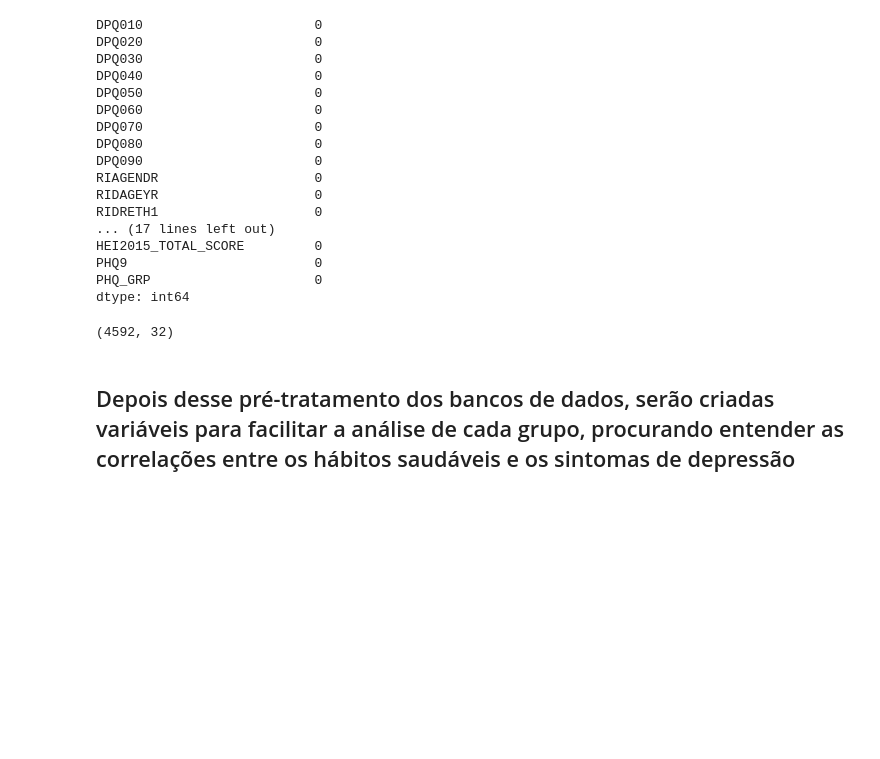
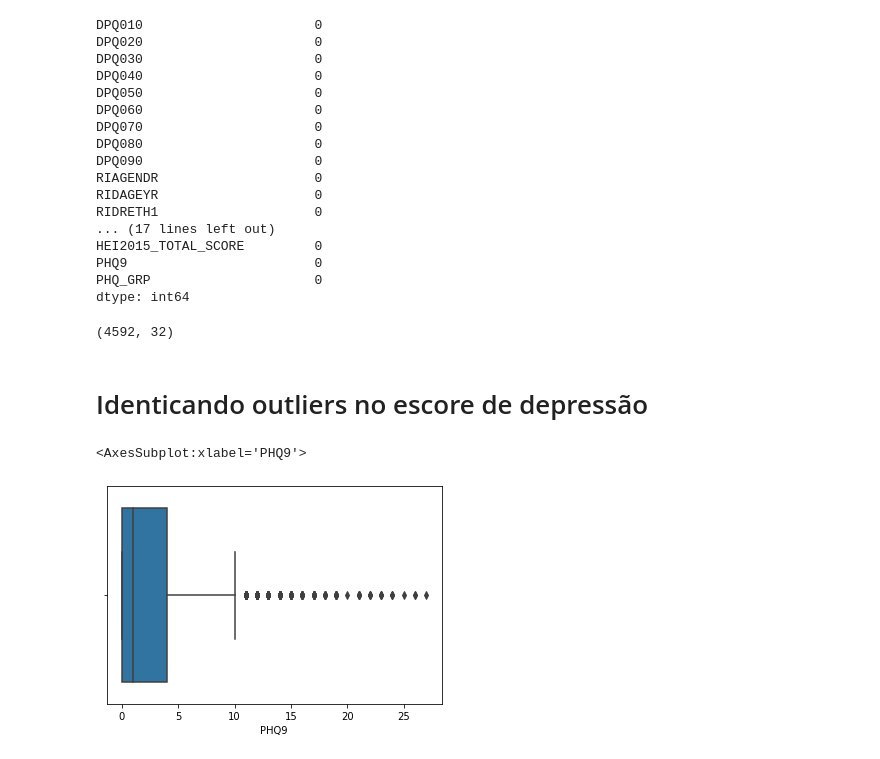
Before and after one commit to feelnin/desafio-inferencia-Tera, a Jupyter notebook: desafioinferencia.ipynb, the cells around one changed output. Saved outputs shown, nothing was run; the diff lists cells and outputs as text; code cells hidden in the pictures; blank space fills up the shorter version.

```diff
--- a/desafioinferencia.ipynb
+++ b/desafioinferencia.ipynb
@@ -468,5 +468,11 @@ dtype: int64
 SEQN_A1.shape
 # %% [output]
 (4592, 32)
-# %% [markdown]
-## Depois desse pré-tratamento dos bancos de dados, serão criadas variáveis para facilitar a análise de cada grupo, procurando entender as correlações entre os hábitos saudáveis e os sintomas de depressão
+# %% [markdown]
+# Identicando outliers no escore de depressão
+# %%
+# Foi optado por não retirar os outliers, uma vez que fazem parte da análise do escore
+sns.boxplot(SEQN_A1['PHQ9'])
+# %% [output]
+<AxesSubplot:xlabel='PHQ9'>
+[figure, added]
```
Also changed, not shown: parts of 69 cells of this notebook.
